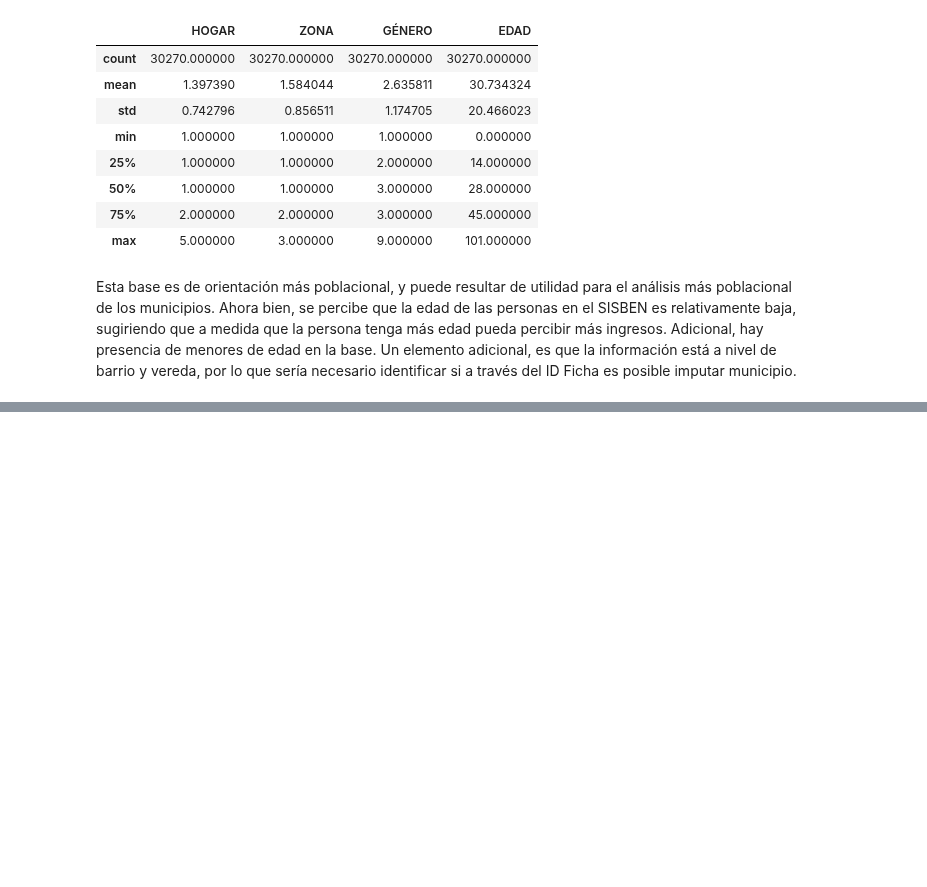
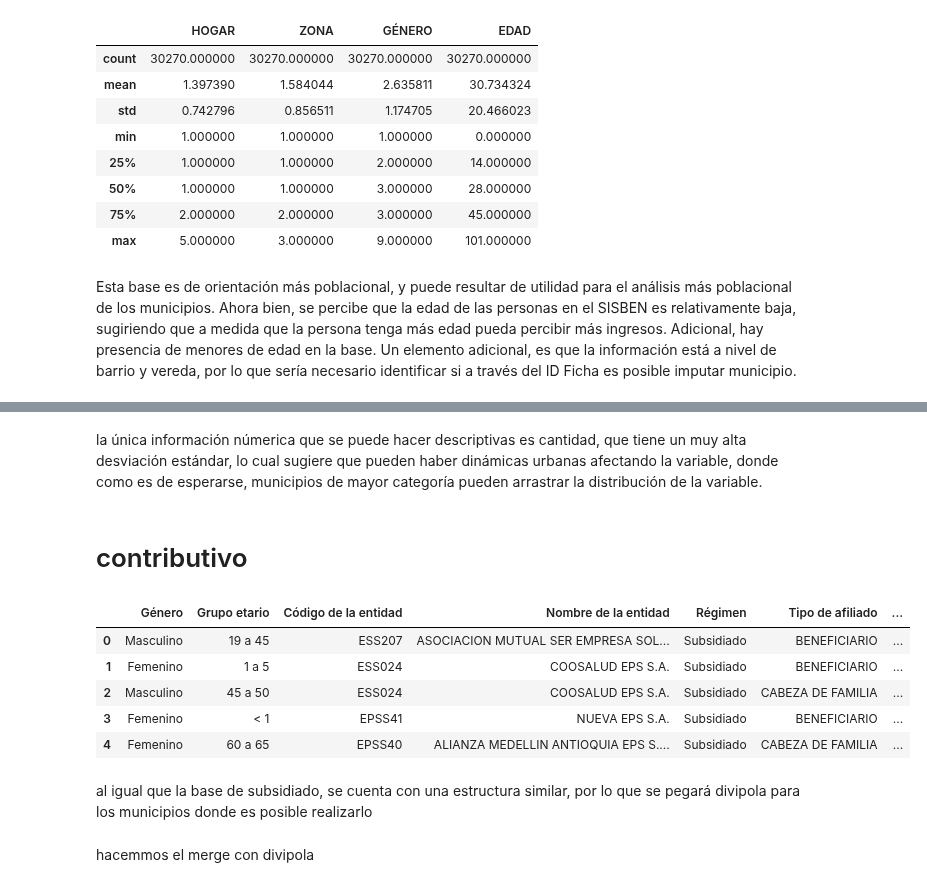
Before and after one commit to Geral2001/Proyecto_DSA, a Jupyter notebook: Punto_1.ipynb, the cells around one changed output, grey strips where cells are left out. Saved outputs shown, nothing was run; the diff lists cells and outputs as text; code cells hidden in the pictures; blank space fills up the shorter version.

```diff
--- a/Punto_1.ipynb
+++ b/Punto_1.ipynb
@@ -507,0 +635,2 @@ sisben_pob.to_csv("data/processed/sisben_pob.csv")
+# %% [markdown]
+la única información númerica que se puede hacer descriptivas es cantidad, que tiene un muy alta desviación estándar, lo cual sugiere que pueden haber dinámicas urbanas afectando la variable, donde como es de esperarse, municipios de mayor categoría pueden arrastrar la distribución de la variable.
@@ -507,0 +639,15 @@ sisben_pob.to_csv("data/processed/sisben_pob.csv")
+# %% [markdown]
+# contributivo
+# %%
+contributivo=pd.read_csv("data/raw/afiliados_contributivo/Población_Base_de_Datos_Única_de_Afiliados_BDUA_del_régimen_contributivo_20251018.csv")
+# %%
+contributivo.head()
+# %% [output]
+|  | Género | Grupo etario | Código de la entidad | Nombre de la entidad | Régimen | Tipo de afiliado | ... |
+| 0 | Masculino | 19 a 45 | ESS207 | ASOCIACION MUTUAL SER EMPRESA SOL... | Subsidiado | BENEFICIARIO | ... |
+| 1 | Femenino | 1 a 5 | ESS024 | COOSALUD EPS S.A. | Subsidiado | BENEFICIARIO | ... |
+| 2 | Masculino | 45 a 50 | ESS024 | COOSALUD EPS S.A. | Subsidiado | CABEZA DE FAMILIA | ... |
+| 3 | Femenino | < 1 | EPSS41 | NUEVA EPS S.A. | Subsidiado | BENEFICIARIO | ... |
+| 4 | Femenino | 60 a 65 | EPSS40 | ALIANZA MEDELLIN ANTIOQUIA EPS S.... | Subsidiado | CABEZA DE FAMILIA | ... |
+# %% [markdown]
+al igual que la base de subsidiado, se cuenta con una estructura similar, por lo que se pegará divipola para los municipios donde es posible realizarlo
@@ -507,0 +672,2 @@ sisben_pob.to_csv("data/processed/sisben_pob.csv")
+# %% [markdown]
+hacemmos el merge con divipola
```
Also changed, not shown: parts of 39 cells of this notebook, 1 other file.
